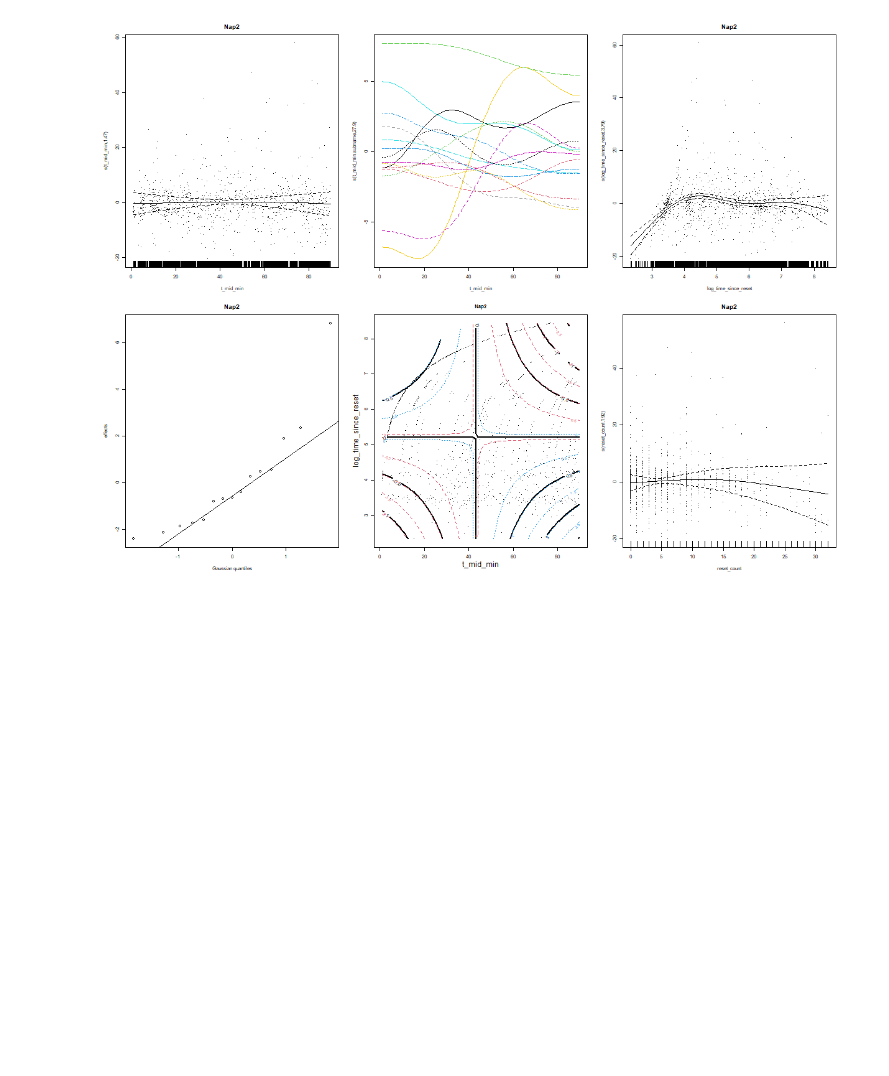
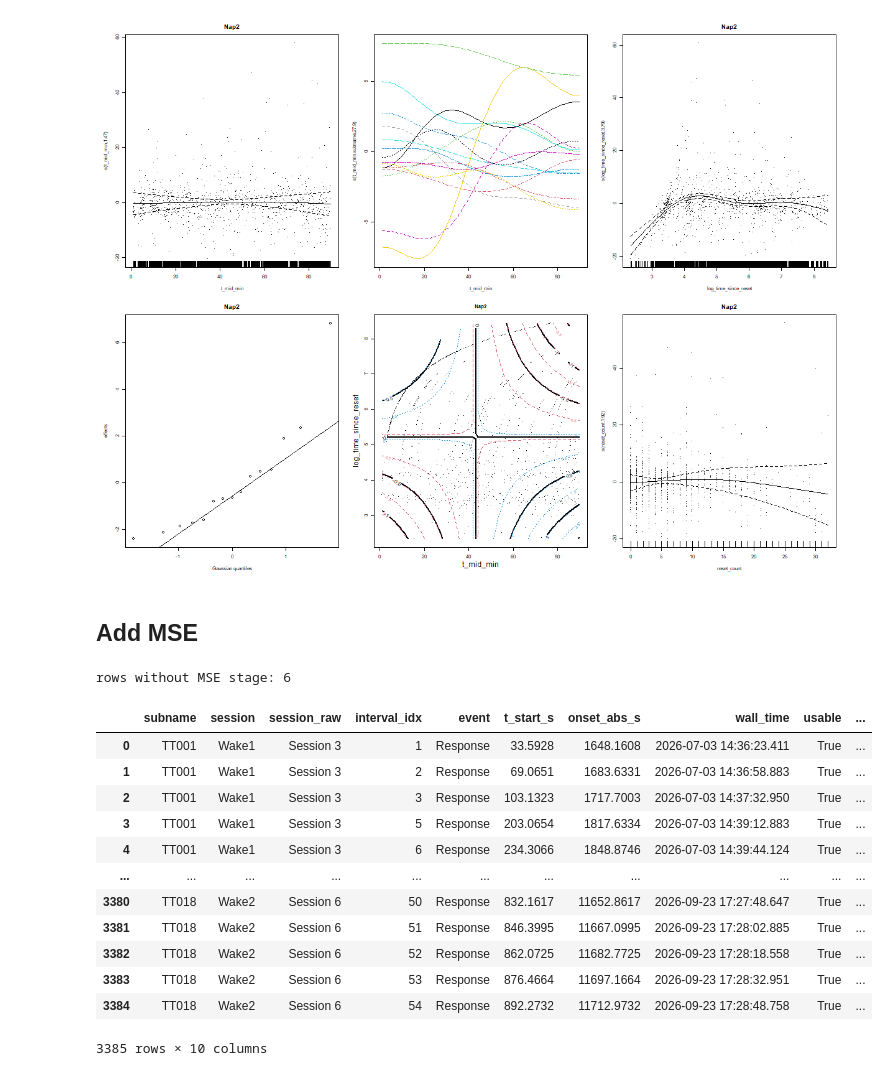
Before and after one commit to EvaFrossard/Penguin_Detection, a Jupyter notebook: GAMM/GAMM.ipynb, the cells around one changed output. Saved outputs shown, nothing was run; the diff lists cells and outputs as text; code cells hidden in the pictures; blank space fills up the shorter version.

```diff
--- a/GAMM/GAMM.ipynb
+++ b/GAMM/GAMM.ipynb
@@ -803,3 +821,41 @@ par(mfrow = c(1, 1))
 [figure]
 [figure]
 [figure]
+# %% [markdown]
+## Add MSE
+# %%
+MSE_PATH = Path(r"C:\Users\eva\Documents\Master\ICM\Ilo\GAMM\12_presses_vigilance.csv")
+MSE = pd.read_csv(MSE_PATH)
+MSE = MSE.rename(columns={'press_idx': 'interval_idx'})
+
+# Rebuild from the CSV (same cleaning as df2) so this cell doesn't depend on later changes to df2
+df3 = pd.read_csv(RESULTS)
+df3 = df3[df3["usable"]].copy()
+df3 = df3.rename(columns={'press_idx': 'interval_idx', 't_in_session_s': 't_start_s'})
+df3 = df3[df3["subname"].isin(Subjects)].reset_index(drop=True)
+n_rows = len(df3)
+
+keys = ["subname", "session", "interval_idx"]
+df3 = df3.drop(columns="sleep_stage").merge(
+    MSE[keys + ["vigilance_stage"]].rename(columns={"vigilance_stage": "sleep_stage"}),
+    how="left", on=keys, validate="one_to_one",
+)
+
+assert len(df3) == n_rows
+print("rows without MSE stage:", df3["sleep_stage"].isna().sum())
+df3
+# %% [output]
+rows without MSE stage: 6
+|  | subname | session | session_raw | interval_idx | event | t_start_s | onset_abs_s | wall_time | usable | ... |
+| 0 | TT001 | Wake1 | Session 3 | 1 | Response | 33.5928 | 1648.1608 | 2026-07-03 14:36:23.411 | True | ... |
+| 1 | TT001 | Wake1 | Session 3 | 2 | Response | 69.0651 | 1683.6331 | 2026-07-03 14:36:58.883 | True | ... |
+| 2 | TT001 | Wake1 | Session 3 | 3 | Response | 103.1323 | 1717.7003 | 2026-07-03 14:37:32.950 | True | ... |
+| 3 | TT001 | Wake1 | Session 3 | 5 | Response | 203.0654 | 1817.6334 | 2026-07-03 14:39:12.883 | True | ... |
+| 4 | TT001 | Wake1 | Session 3 | 6 | Response | 234.3066 | 1848.8746 | 2026-07-03 14:39:44.124 | True | ... |
+| ... | ... | ... | ... | ... | ... | ... | ... | ... | ... | ... |
+| 3380 | TT018 | Wake2 | Session 6 | 50 | Response | 832.1617 | 11652.8617 | 2026-09-23 17:27:48.647 | True | ... |
+| 3381 | TT018 | Wake2 | Session 6 | 51 | Response | 846.3995 | 11667.0995 | 2026-09-23 17:28:02.885 | True | ... |
+| 3382 | TT018 | Wake2 | Session 6 | 52 | Response | 862.0725 | 11682.7725 | 2026-09-23 17:28:18.558 | True | ... |
+| 3383 | TT018 | Wake2 | Session 6 | 53 | Response | 876.4664 | 11697.1664 | 2026-09-23 17:28:32.951 | True | ... |
+| 3384 | TT018 | Wake2 | Session 6 | 54 | Response | 892.2732 | 11712.9732 | 2026-09-23 17:28:48.758 | True | ... |
+3385 rows × 10 columns
```
Also changed, not shown: parts of 6 cells of this notebook.
